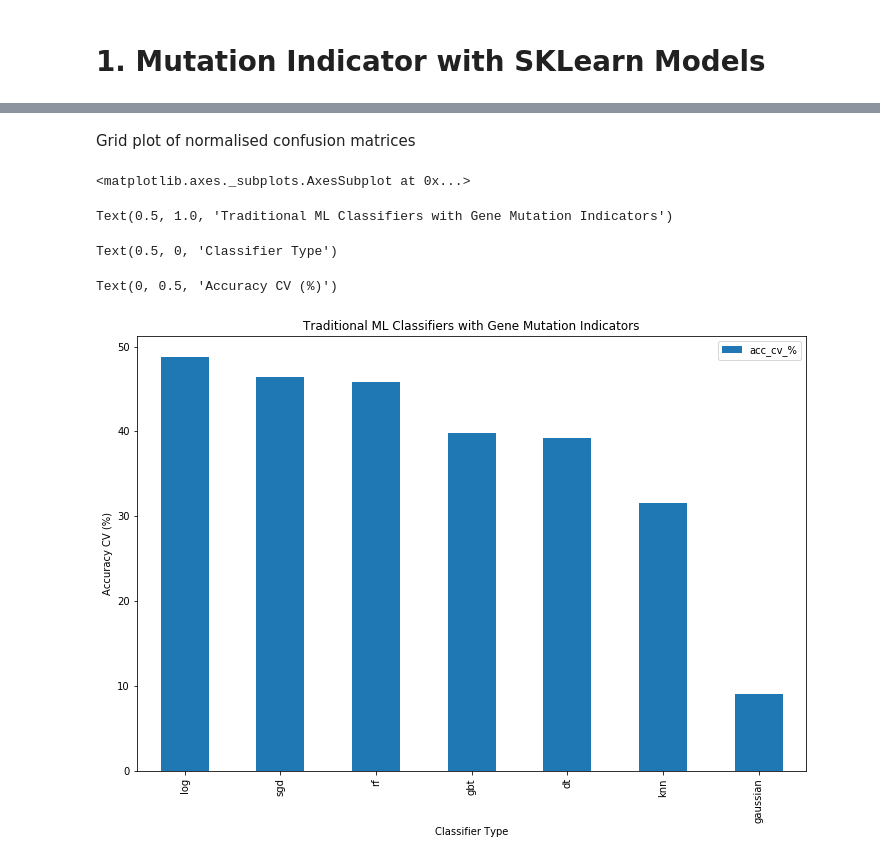
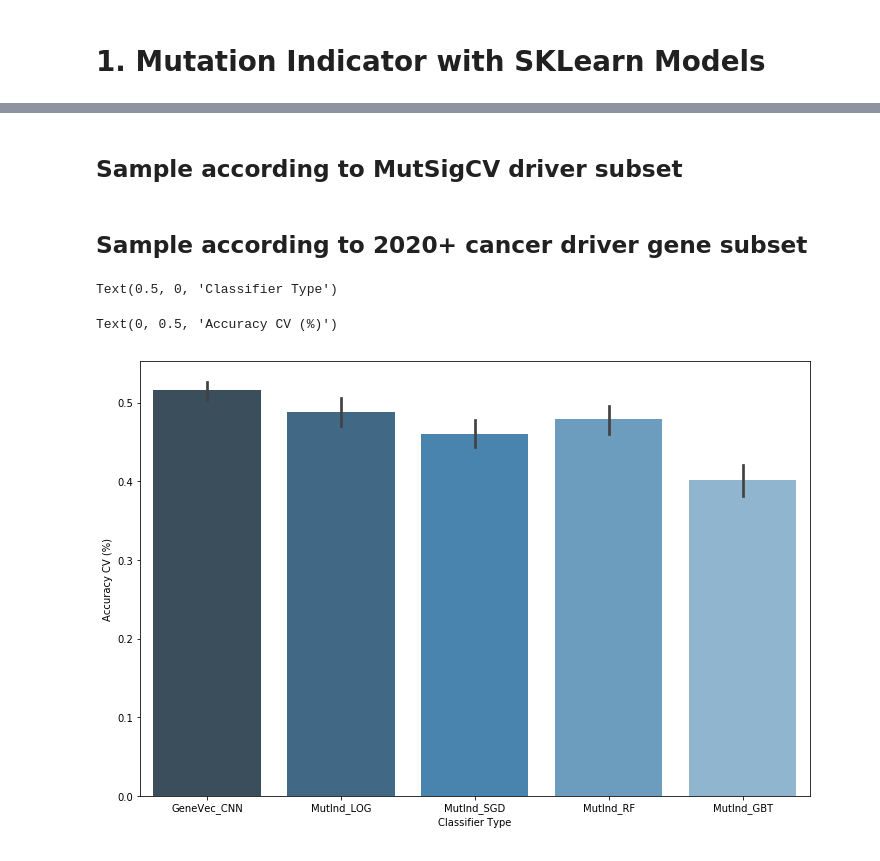
Before and after one commit to athon-millane/thesis, a Jupyter notebook: notebooks/1_distributed_genes/1_mut_ind_sklearn.ipynb, the cells around one changed output, grey strips where cells are left out. Saved outputs shown, nothing was run; the diff lists cells and outputs as text; code cells hidden in the pictures.

```diff
--- a/notebooks/1_distributed_genes/1_mut_ind_sklearn.ipynb
+++ b/notebooks/1_distributed_genes/1_mut_ind_sklearn.ipynb
@@ -306,2 +277,0 @@ MERGE-COADREAD       0.59      0.74      0.65       534
-# %% [markdown]
-Grid plot of normalised confusion matrices
@@ -313,18 +278,2 @@ fig.savefig(FIGURES + title.lower().replace(' ','_'), dpi=fig.dpi, bbox_inches='
-# %%
-results_dict = {'model_name':[], 'acc_cv_%':[]}
-for name, model in models2.items():
-    results_dict['model_name'].append(name)
-    results_dict['acc_cv_%'].append(model['acc_cv'])
-
-results_df = pd.DataFrame(results_dict)
-fig, ax = plt.subplots(1, 1, figsize=(12,8)); title = 'Traditional ML Classifiers with Gene Mutation Indicators';
-results_df.sort_values('acc_cv_%', ascending=False)\
-                .set_index('model_name').plot(kind='bar', ax=ax)
-ax.set_title(title); ax.set_xlabel('Classifier Type'); ax.set_ylabel('Accuracy CV (%)')
-fig.savefig(FIGURES + title.lower().replace(' ','_'), dpi=fig.dpi, bbox_inches='tight', pad_inches=0.5)
-# %% [output]
-<matplotlib.axes._subplots.AxesSubplot at 0x...>
-Text(0.5, 1.0, 'Traditional ML Classifiers with Gene Mutation Indicators')
-Text(0.5, 0, 'Classifier Type')
-Text(0, 0.5, 'Accuracy CV (%)')
-[figure, removed]
+# %% [markdown]
+## Sample according to MutSigCV driver subset
@@ -330,0 +306,2 @@ Text(0, 0.5, 'Accuracy CV (%)')
+# %% [markdown]
+## Sample according to 2020+ cancer driver gene subset
@@ -330,0 +338,46 @@ Text(0, 0.5, 'Accuracy CV (%)')
+# %%
+# load data
+import pandas as pd
+df_tcga = pd.read_csv(TCGA_MUT)
+
+# process and filter
+df_X    = (df_tcga.pipe(process_labels)
+                  .pipe(filter_variants)
+                  .pipe(filter_genes, by='2020+', number=1000)
+                  .pipe(dedup)
+                  .pipe(reshape_pivot))
+
+df_y    = (df_tcga.pipe(process_labels)
+                  .pipe(filter_variants)
+                  .pipe(filter_genes, by='2020+', number=1000)
+                  .pipe(get_label_df, df_X))
+
+df_somatic = convert_to_onehot(df_X)
+
+for name, model in models3.items():
+    model['train_pred'], model['train_scores'], \
+    model['acc_cv'], model['cv_proba'] = run_model(df_X, df_y.values.ravel(), model['model'], name, 'df_1')
+    plot_confusion_matrix(df_y,
+                          model['train_pred'],
+                          classes=df_y['project_short_name'].value_counts().index.values,
+                          name=name)
+# %%
+dfs = []
+
+dict_ = {'model':'GeneVec_CNN', 'score':[0.491,0.516,0.523,0.521,0.532]}
+dfs.append(pd.DataFrame(dict_))
+
+for name, model in models2.items():
+    dict_ = {'model':'MutInd_'+name.upper(), 'score':model['train_scores']}
+    dfs.append(pd.DataFrame(dict_))
+
+results = pd.concat(dfs)
+fig, ax = plt.subplots(1, 1, figsize=(12,8));
+import seaborn as sns
+ax = sns.barplot(x="model", y="score", data=results, palette='Blues_d')
+ax.set_xlabel('Classifier Type'); ax.set_ylabel('Accuracy CV (%)')
+fig.savefig(FIGURES/'accuracy_cv.png')
+# %% [output]
+Text(0.5, 0, 'Classifier Type')
+Text(0, 0.5, 'Accuracy CV (%)')
+[figure, added]
```
Also changed, not shown: parts of 22 cells of this notebook, 45 other files.
